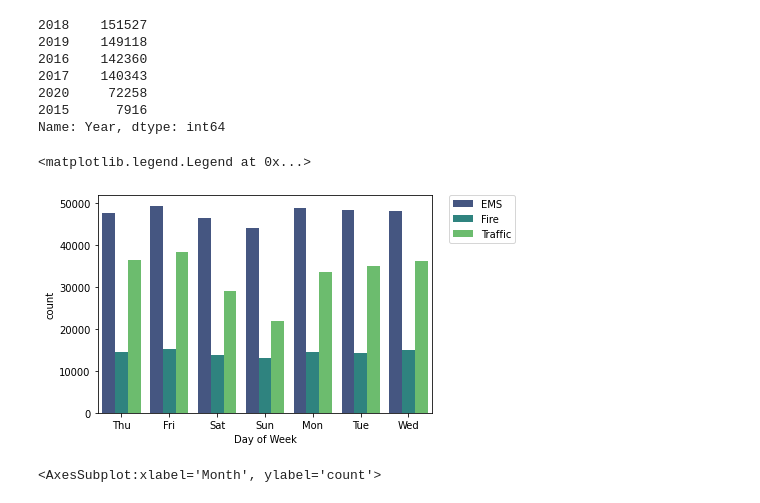
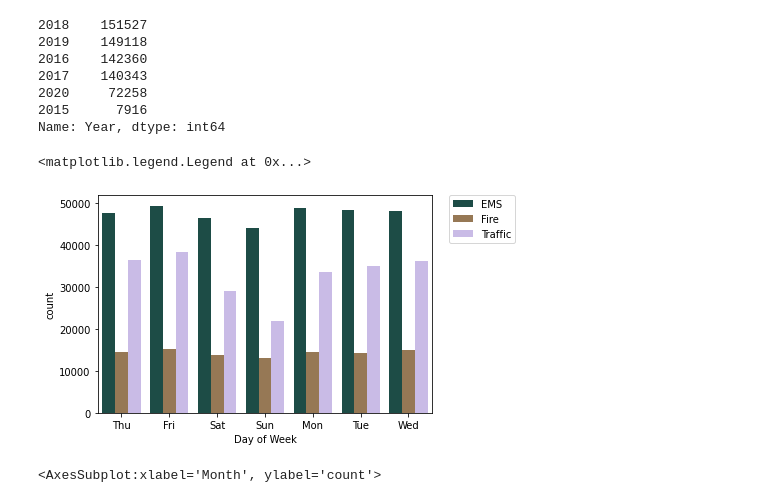
Before and after one commit to sulabraj/EDA-on-911-call-data, a Jupyter notebook: 911 calls Data Capstone Project.ipynb, the cells around one changed output. Saved outputs shown, nothing was run; the diff lists cells and outputs as text; code cells hidden in the pictures.

```diff
--- a/911 calls Data Capstone Project.ipynb
+++ b/911 calls Data Capstone Project.ipynb
@@ -119,11 +119,11 @@ Name: Year, dtype: int64
 dmap = {0:'Mon',1:'Tue',2:'Wed',3:'Thu',4:'Fri',5:'Sat',6:'Sun'}
 df["Day of Week"] = df["Day of Week"].map(dmap)
 # %%
-sns.countplot(x='Day of Week',data=df,hue="Reason",palette='viridis')
+sns.countplot(x='Day of Week',data=df,hue="Reason",palette='cubehelix')
 plt.legend(bbox_to_anchor=(1.05,1), loc=2, borderaxespad=0.)
 # %% [output]
 <matplotlib.legend.Legend at 0x...>
-[figure, old version]
+[figure, new version]
 # %%
 sns.countplot(x='Month',data=df, hue="Reason")
 # %% [output]
```
Also changed, not shown: parts of 2 cells of this notebook.
